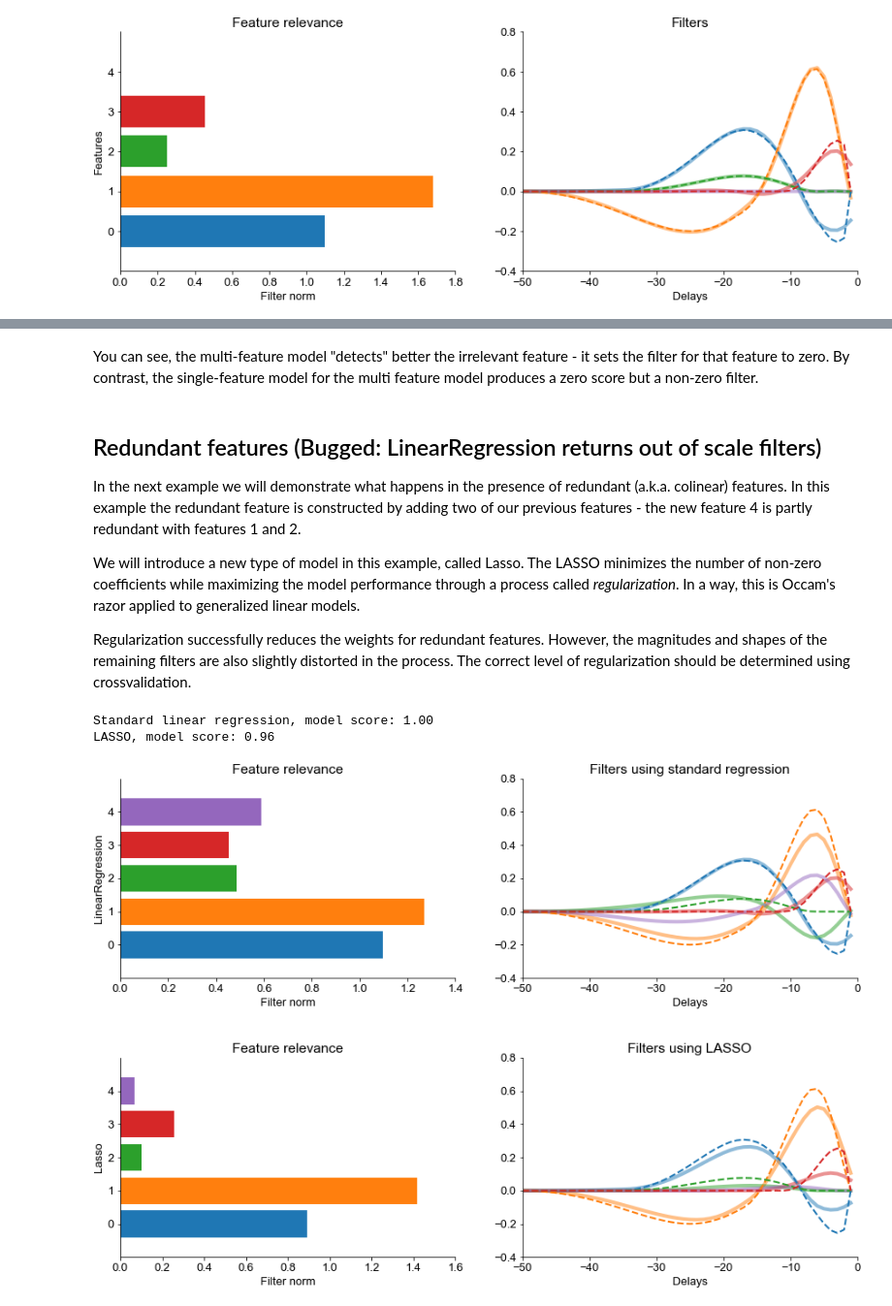
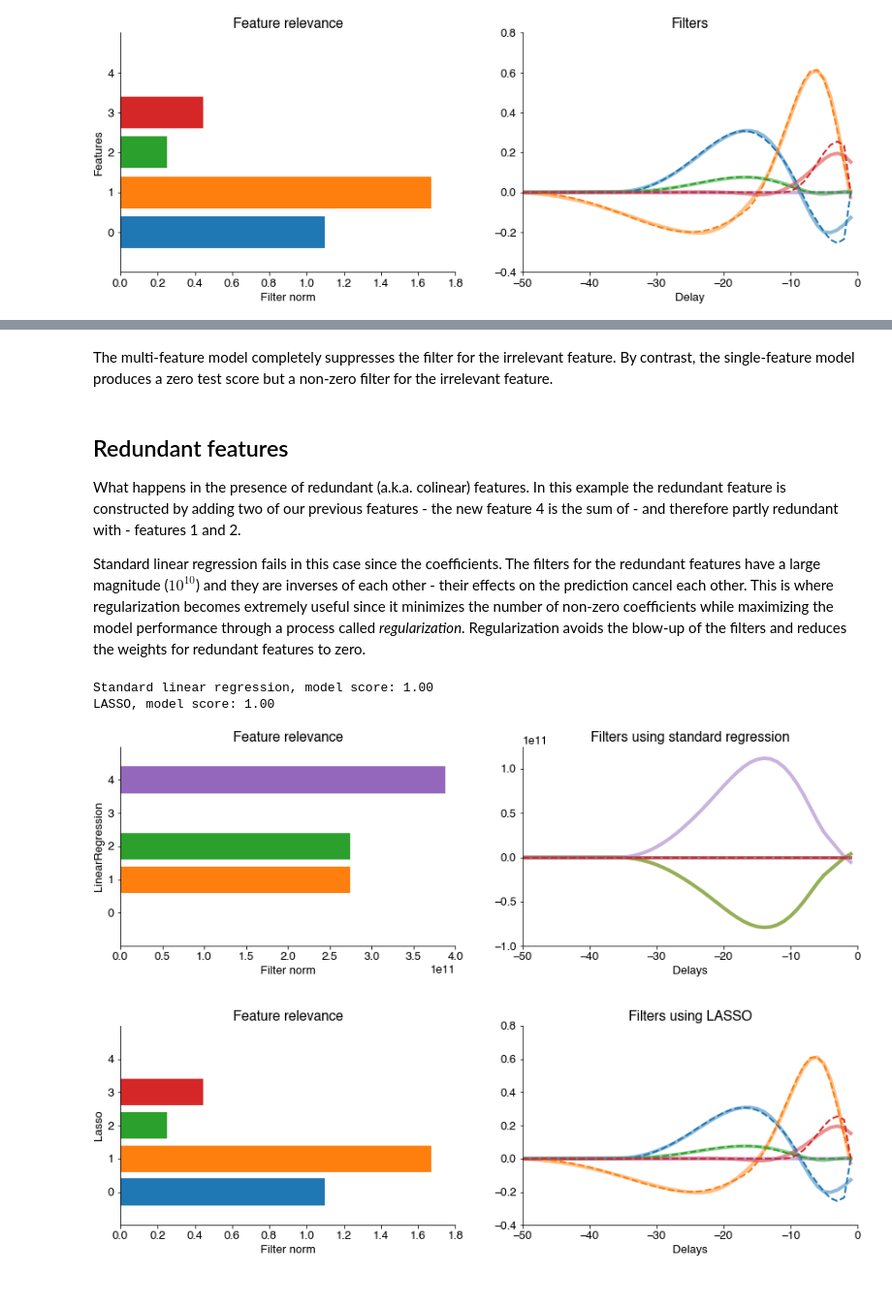
Before and after one commit to janclemenslab/glm_utils, a Jupyter notebook: demo/multiple_inputs.ipynb, the cells around one changed output, grey strips where cells are left out. Shown at 97% size. Drawn from its saved outputs; the diff is of its cells as text; code cells hidden in the pictures.

Commit message:
switch to lasso throughout

```diff
--- a/demo/multiple_inputs.ipynb
+++ b/demo/multiple_inputs.ipynb
@@ -104,7 +93,5 @@ As always, we will split our data into train and test sets (see [basics](basics.
 # %%
 # choose how many random samples to take from the data (less or equal than the available data, nb_points)
-ntestsamples = int(ymulti.shape[0]/3)
-test_idxs = np.random.choice(np.arange(ymulti.shape[0]),ntestsamples,replace=False)
-train_idxs = np.squeeze(np.argwhere(~np.isin(np.arange(ymulti.shape[0]),test_idxs)))
-print(f"test_idxs: {test_idxs.shape}, train_idxs: {train_idxs.shape}")
+X_train, X_test, y_train, y_test = sklearn.model_selection.train_test_split(Xmulti_b, ymulti, test_size=0.2)
+print(f"Shape of training set: {X_train.shape}, test set: {X_test.shape}")
 # %% [output]
@@ -237,19 +230,21 @@ Another common situation is providing the model with features that are not relev
 x_irrelevant = np.concatenate((x,np.random.normal(0, 1, x[:,0].shape)[:,np.newaxis]),axis=1)
 
 # bases
-B_irrelevant = multifeature_basis(B, nb_stim+1)
-basis_projection_irrelevant = BasisProjection(B_irrelevant)
+B_irrelevant = glm_utils.bases.multifeature_basis(B, nb_stim+1)
+basis_projection_irrelevant = glm_utils.preprocessing.BasisProjection(B_irrelevant)
 
 # time-delay-embedding
-X_irrelevant, ymulti = time_delay_embedding(x_irrelevant, y, window_size=filter_duration, flatten_inside_window=True)
+X_irrelevant, ymulti = glm_utils.preprocessing.time_delay_embedding(x_irrelevant, y, window_size=filter_duration, flatten_inside_window=True)
 
 # project
 X_irrelevant_b = basis_projection_irrelevant.transform(X_irrelevant)
 
+X_train, X_test, y_train, y_test = sklearn.model_selection.train_test_split(X_irrelevant_b, ymulti, test_size=0.2)
+
 # train
-lr = lm.LinearRegression()
-lr.fit(X_irrelevant_b[train_idxs], ymulti[train_idxs])
-print(f'irrelevant model score: {lr.score(X_irrelevant_b[test_idxs], ymulti[test_idxs]):1.2f}')
+lr = sklearn.linear_model.LassoCV()
+lr.fit(X_train, y_train)
+print(f'irrelevant model score: {lr.score(X_test, y_test):1.2f}')
 
 # reconstruct
 basis_weights = lr.coef_
@@ -272,7 +267,7 @@ plt.subplot(122)
 plt.plot(T, estimated_filters.T, linewidth=4, alpha=0.5, label='Estimated filter')
 plt.gca().set_prop_cycle(None)
 plt.plot(T, filters, '--', linewidth=2, label='True filter')
-plt.xlabel('Delays')
+plt.xlabel('Delay')
 plt.title('Filters')
 plt.show()
 # %% [output]
@@ -368,32 +364,33 @@ plt.show()
 # %% [markdown]
-You can see, the multi-feature model "detects" better the irrelevant feature - it sets the filter for that feature to zero. By contrast, the single-feature model for the multi feature model produces a zero score but a non-zero filter.
+The multi-feature model completely suppresses the filter for the irrelevant feature. By contrast, the single-feature model produces a zero test score but a non-zero filter for the irrelevant feature.
 # %% [markdown]
-## Redundant features (Bugged: LinearRegression returns out of scale filters)
+## Redundant features
 
-In the next example we will demonstrate what happens in the presence of redundant (a.k.a. colinear) features. In this example the redundant feature is constructed by adding two of our previous features - the new feature 4 is partly redundant with features 1 and 2.
+What happens in the presence of redundant (a.k.a. colinear) features. In this example the redundant feature is constructed by adding two of our previous features - the new feature 4 is the sum of - and therefore partly redundant with - features 1 and 2.
 
-We will introduce a new type of model in this example, called Lasso. The LASSO minimizes the number of non-zero coefficients while maximizing the model performance through a process called _regularization_. In a way, this is Occam's razor applied to generalized linear models.
-
-Regularization successfully reduces the weights for redundant features. However, the magnitudes and shapes of the remaining filters are also slightly distorted  in the process. The correct level of regularization should be determined using crossvalidation.
+Standard linear regression fails in this case since the coefficients. The filters for the redundant features have a large magnitude ($10^10$) and they are inverses of each other - their effects on the prediction cancel each other. This is where regularization becomes extremely useful since it minimizes the number of non-zero coefficients while maximizing the model performance through a process called _regularization_. Regularization avoids the blow-up of the filters and reduces the weights for redundant features to zero.
 # %%
 # data
 x_redundant = np.concatenate((x,x[:,[1]]+x[:,[2]]),axis=1)
 x_redundant[:,4] = (x_redundant[:,4] - np.mean(x_redundant[:,4]))/np.std(x_redundant[:,4])
 
 # bases
-B_redundant = multifeature_basis(B, nb_stim+1)
-basis_projection_redundant = BasisProjection(B_redundant)
+B_redundant = glm_utils.bases.multifeature_basis(B, nb_stim+1)
+basis_projection_redundant = glm_utils.preprocessing.BasisProjection(B_redundant)
 
 # time-delay-embedding
-X_redundant, ymulti = time_delay_embedding(x_redundant, y, window_size=filter_duration, flatten_inside_window=True)
+X_redundant, ymulti = glm_utils.preprocessing.time_delay_embedding(x_redundant, y, window_size=filter_duration, flatten_inside_window=True)
 
 # project
 X_redundant_b = basis_projection_redundant.transform(X_redundant)
 
+X_train, X_test, y_train, y_test = sklearn.model_selection.train_test_split(X_redundant_b, ymulti, test_size=0.2)
+
+
 # train
-lr_red = lm.LinearRegression()
-lr_red.fit(X_redundant_b[train_idxs], ymulti[train_idxs])
-print(f'Standard linear regression, model score: {lr_red.score(X_redundant_b[test_idxs], ymulti[test_idxs]):1.2f}')
+lr_red = sklearn.linear_model.LinearRegression()
+lr_red.fit(X_train, y_train)
+print(f'Standard linear regression, model score: {lr_red.score(X_test, y_test):1.2f}')
 
 # reconstruct
 basis_weights = lr_red.coef_
@@ -402,9 +399,9 @@ estimated_filters_lr = estimated_filters_lr.reshape((-1,filter_duration))
 filt_norms = np.linalg.norm(estimated_filters_lr, axis=1)
 
 # train (with lasso)
-lr_lasso = lm.Lasso()
-lr_lasso.fit(X_redundant_b[train_idxs], ymulti[train_idxs])
-print(f'LASSO, model score: {lr_lasso.score(X_redundant_b[test_idxs], ymulti[test_idxs]):1.2f}')
+lr_lasso = sklearn.linear_model.LassoCV()
+lr_lasso.fit(X_train, y_train)
+print(f'LASSO, model score: {lr_lasso.score(X_test, y_test):1.2f}')
 
 # reconstruct (with lasso)
 basis_weights_lasso = lr_lasso.coef_
@@ -421,32 +418,32 @@ plt.xlabel('Filter norm')
 plt.title('Feature relevance')
 plt.ylabel('Features')
 plt.yticks(np.arange(nb_stim+1),np.arange(nb_stim+1))
 plt.ylabel('LinearRegression')
 plt.subplot(222)
 plt.plot(T, estimated_filters_lr.T, linewidth=4, alpha=0.5, label='Estimated filter')
 plt.gca().set_prop_cycle(None)
 plt.plot(T, filters, '--', linewidth=2, label='True filter')
 plt.xlabel('Delays')
 plt.title('Filters using standard regression')
 
 # relevance plot for lasso
 plt.subplot(223)
 for ii in range(nb_stim+1):
     plt.barh(ii,filt_norms_lasso[ii])
 plt.xlabel('Filter norm')
 plt.title('Feature relevance')
 plt.ylabel('Features')
 plt.yticks(np.arange(nb_stim+1),np.arange(nb_stim+1))
 plt.ylabel('Lasso')
 plt.subplot(224)
 plt.plot(T, estimated_filters_lasso.T, linewidth=4, alpha=0.5, label='Estimated filter')
 plt.gca().set_prop_cycle(None)
 plt.plot(T, filters, '--', linewidth=2, label='True filter')
 plt.xlabel('Delays')
 plt.title('Filters using LASSO')
 plt.subplots_adjust(hspace=0.4,wspace=0.2)
 plt.show()
 # %% [output]
 Standard linear regression, model score: 1.00
-LASSO, model score: 0.96
+LASSO, model score: 1.00
-[figure, old version]
+[figure, new version]
```
Also changed, not shown: parts of 31 cells of this notebook.
